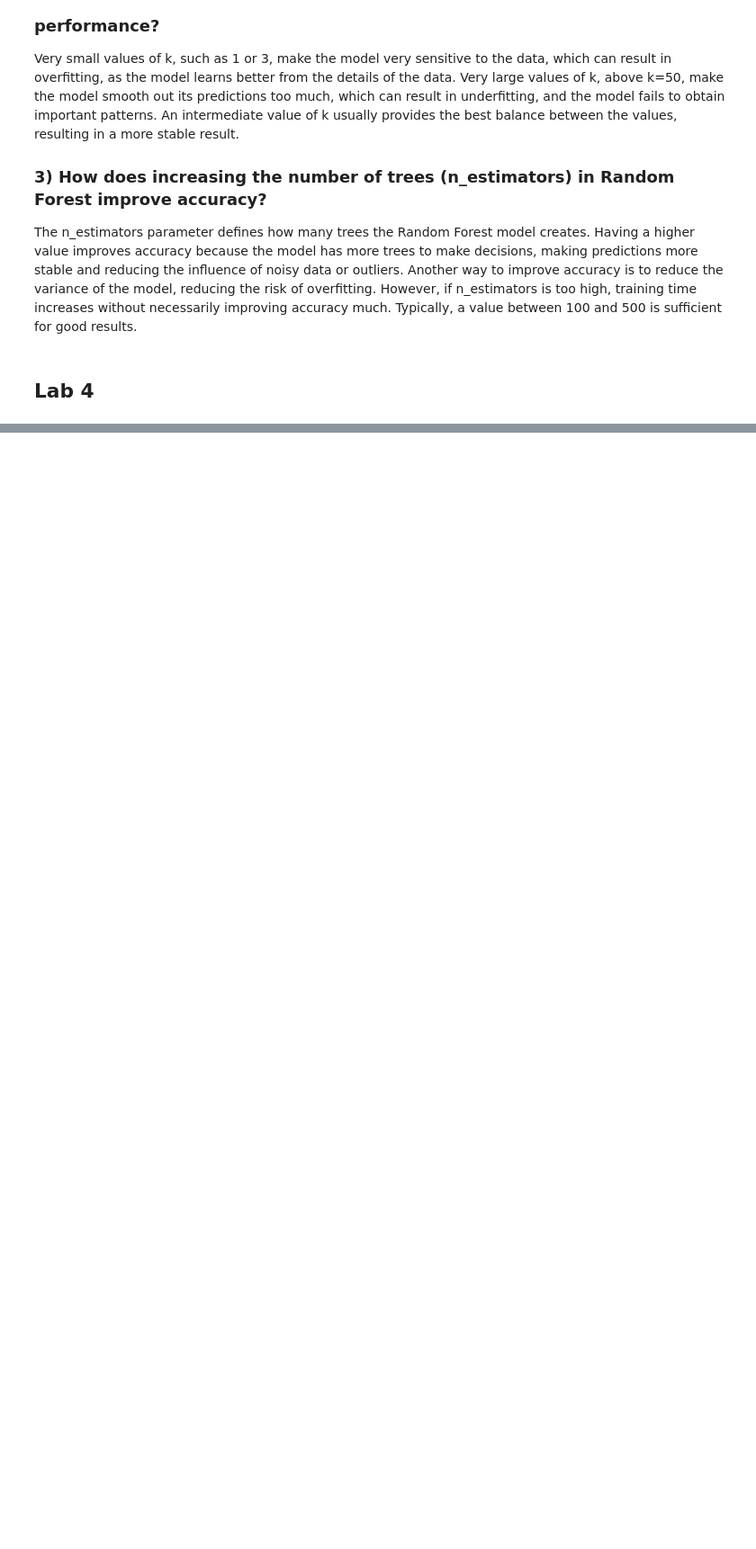
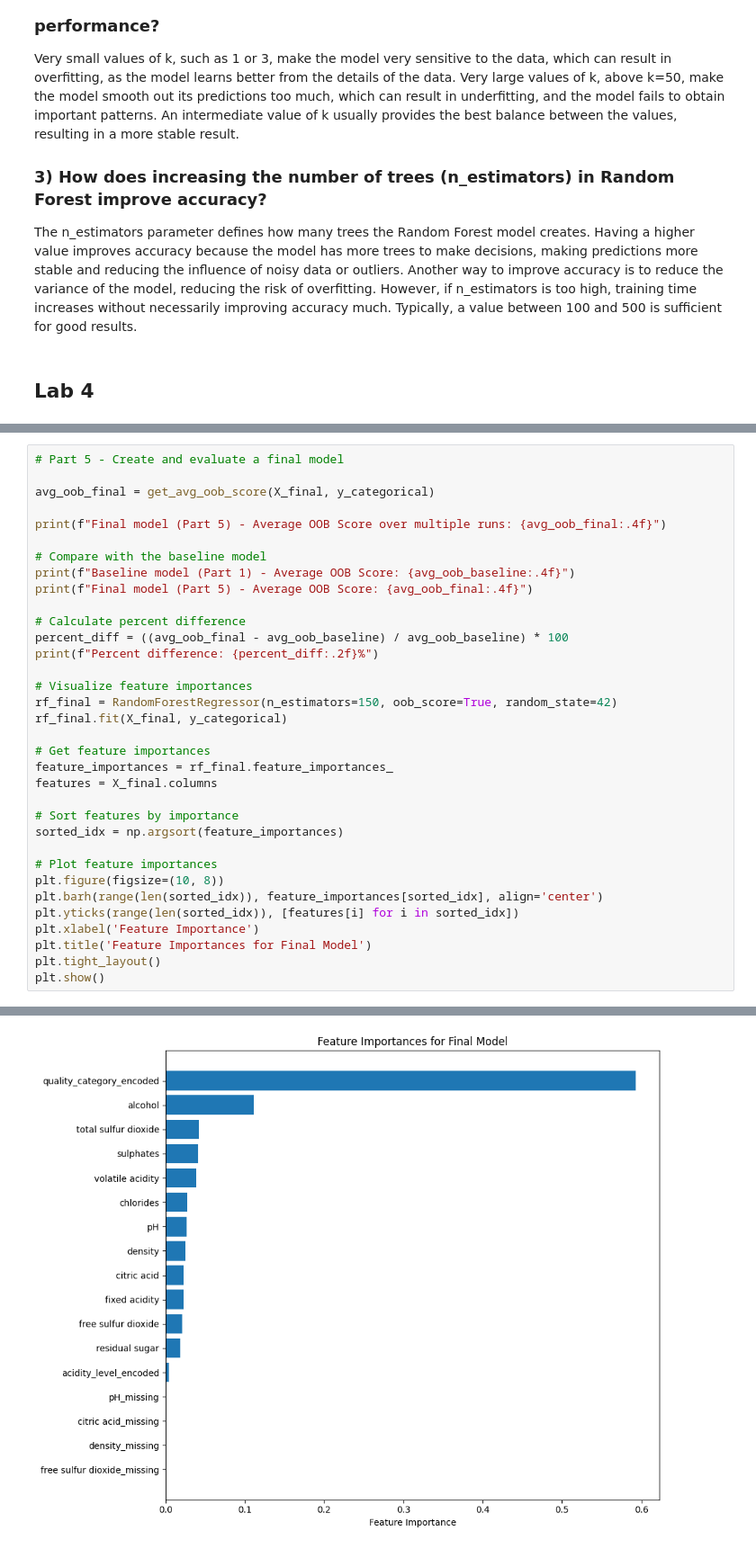
Before and after one commit to nicolas-trillo/Comp2006, a Jupyter notebook: book.ipynb, the cells around one changed output, grey strips where cells are left out. Shown at 90% size. Cells and saved outputs as stored; diff of their text form; blank space fills up the shorter version.

```diff
--- a/book.ipynb
+++ b/book.ipynb
@@ -368,0 +645,35 @@ Typically, a value between 100 and 500 is sufficient for good results.
+# %%
+# Part 5 - Create and evaluate a final model
+
+avg_oob_final = get_avg_oob_score(X_final, y_categorical)
+
+print(f"Final model (Part 5) - Average OOB Score over multiple runs: {avg_oob_final:.4f}")
+
+# Compare with the baseline model
+print(f"Baseline model (Part 1) - Average OOB Score: {avg_oob_baseline:.4f}")
+print(f"Final model (Part 5) - Average OOB Score: {avg_oob_final:.4f}")
+
+# Calculate percent difference
+percent_diff = ((avg_oob_final - avg_oob_baseline) / avg_oob_baseline) * 100
+print(f"Percent difference: {percent_diff:.2f}%")
+
+# Visualize feature importances
+rf_final = RandomForestRegressor(n_estimators=150, oob_score=True, random_state=42)
+rf_final.fit(X_final, y_categorical)
+
+# Get feature importances
+feature_importances = rf_final.feature_importances_
+features = X_final.columns
+
+# Sort features by importance
+sorted_idx = np.argsort(feature_importances)
+
+# Plot feature importances
+plt.figure(figsize=(10, 8))
+plt.barh(range(len(sorted_idx)), feature_importances[sorted_idx], align='center')
+plt.yticks(range(len(sorted_idx)), [features[i] for i in sorted_idx])
+plt.xlabel('Feature Importance')
+plt.title('Feature Importances for Final Model')
+plt.tight_layout()
+plt.show()
+# %% [output]
@@ -368,0 +684 @@ Typically, a value between 100 and 500 is sufficient for good results.
+[figure, added]
```
Also changed, not shown: parts of 7 cells of this notebook, 2 other files.
